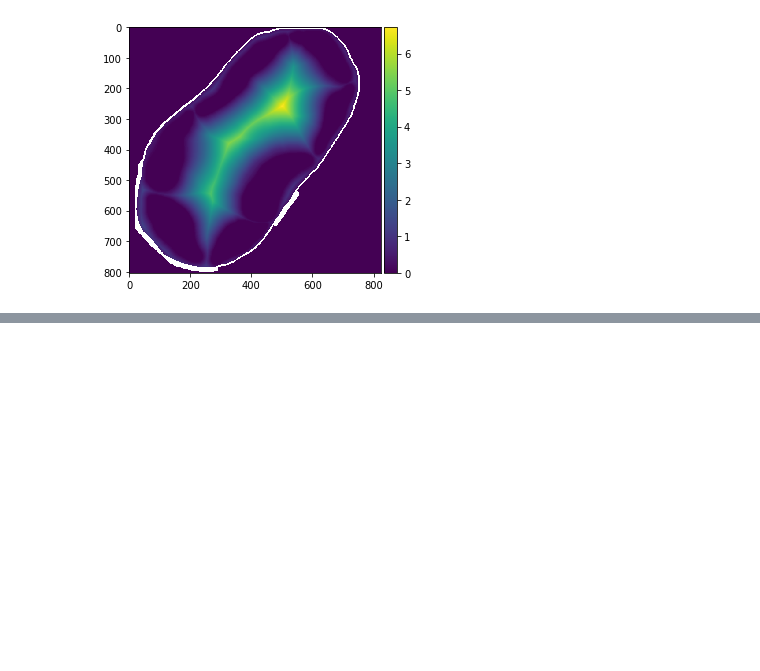
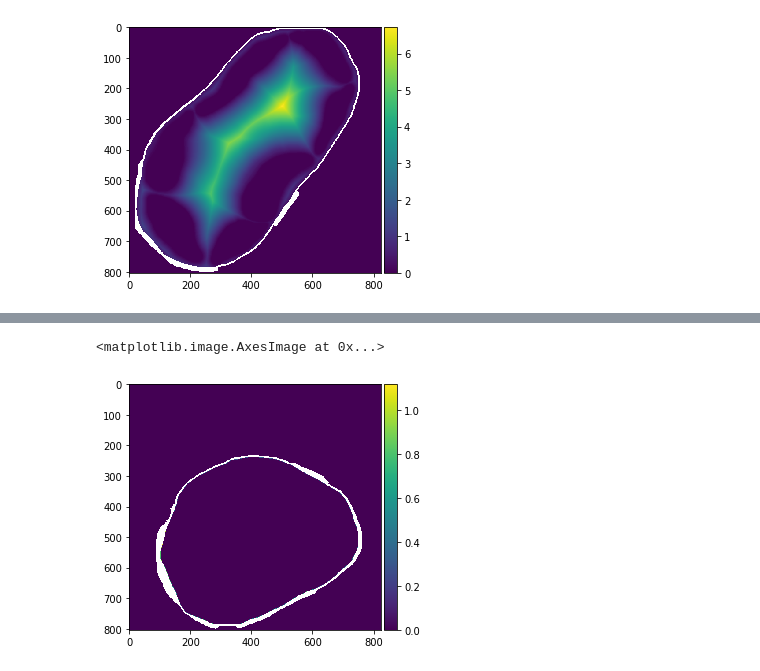
Before and after one commit to gtrancourt/3D-Organelle-Distances-, a Jupyter notebook: Organelle_distance_CW-to-CHL-GTR.ipynb, the cells around one changed output, grey strips where cells are left out. Drawn from its saved outputs; the diff is of its cells as text; code cells hidden in the pictures; blank space fills up the shorter version.

```diff
--- a/Organelle_distance_CW-to-CHL-GTR.ipynb
+++ b/Organelle_distance_CW-to-CHL-GTR.ipynb
@@ -263,0 +250,7 @@ True
+# %%
+# New array for Sc
+cw_near_chl_stack = D_euc * cw_edge.astype(float)
+cw_near_chl_stack = cw_near_chl_stack.astype(np.float32)
+print(cw_near_chl_stack.shape)
+print(cw_near_chl_stack)
+print(cw_near_chl_stack.dtype)
@@ -263,0 +275,5 @@ True
+# %%
+io.imshow(cw_near_chl_stack[1015])
+# %% [output]
+<matplotlib.image.AxesImage at 0x...>
+[figure, added]
```
Also changed, not shown: parts of 24 cells of this notebook, 2 other files.
